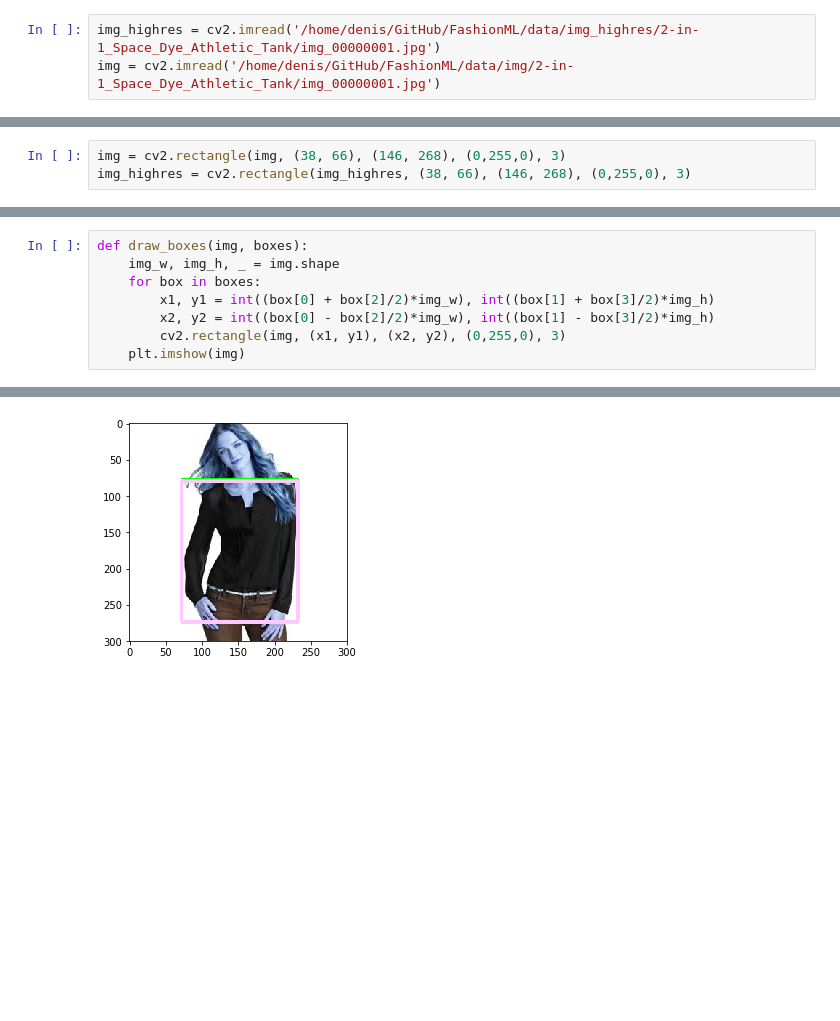
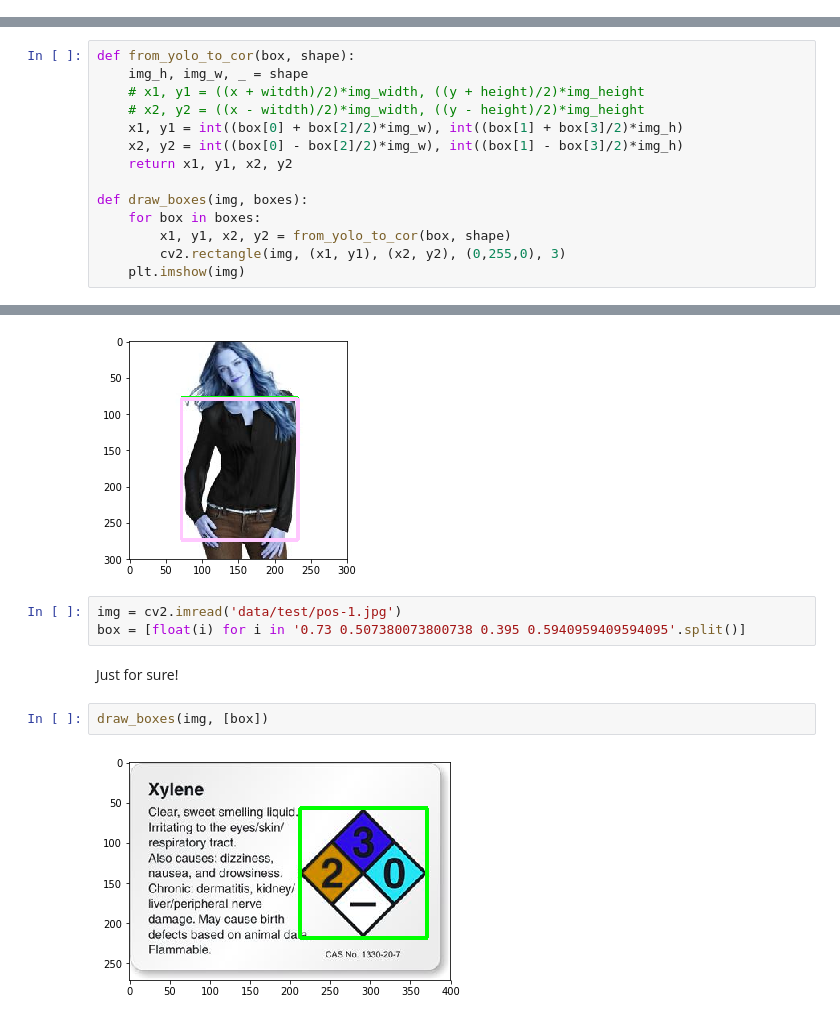
Before and after one commit to zuenko/FashionML, a Jupyter notebook: plot.ipynb, the cells around one changed output, grey strips where cells are left out. Saved outputs shown, nothing was run; the diff lists cells and outputs as text; blank space fills up the shorter version.

```diff
--- a/plot.ipynb
+++ b/plot.ipynb
@@ -5,6 +6,3 @@ import matplotlib as mpl
 import matplotlib.pyplot as plt
 import cv2
 %matplotlib inline
-# %%
-img_highres = cv2.imread('/home/denis/GitHub/FashionML/data/img_highres/2-in-1_Space_Dye_Athletic_Tank/img_00000001.jpg')
-img = cv2.imread('/home/denis/GitHub/FashionML/data/img/2-in-1_Space_Dye_Athletic_Tank/img_00000001.jpg')
@@ -13,3 +8,0 @@ box_cor = [(38, 66), (146, 268)]
-# %%
-img = cv2.rectangle(img, (38, 66), (146, 268), (0,255,0), 3)
-img_highres = cv2.rectangle(img_highres, (38, 66), (146, 268), (0,255,0), 3)
@@ -28,11 +9,17 @@ import pandas as pd
 # %%
 list_landmarks = pd.read_csv('data/Anno/list_landmarks.csv')
 # %%
+def from_yolo_to_cor(box, shape):
+    img_h, img_w, _ = shape
+    # x1, y1 = ((x + witdth)/2)*img_width, ((y + height)/2)*img_height
+    # x2, y2 = ((x - witdth)/2)*img_width, ((y - height)/2)*img_height
+    x1, y1 = int((box[0] + box[2]/2)*img_w), int((box[1] + box[3]/2)*img_h)
+    x2, y2 = int((box[0] - box[2]/2)*img_w), int((box[1] - box[3]/2)*img_h)
+    return x1, y1, x2, y2
+
 def draw_boxes(img, boxes):
-    img_w, img_h, _ = img.shape
     for box in boxes:
-        x1, y1 = int((box[0] + box[2]/2)*img_w), int((box[1] + box[3]/2)*img_h)
-        x2, y2 = int((box[0] - box[2]/2)*img_w), int((box[1] - box[3]/2)*img_h)
+        x1, y1, x2, y2 = from_yolo_to_cor(box, shape)
         cv2.rectangle(img, (x1, y1), (x2, y2), (0,255,0), 3)
     plt.imshow(img)
 # %%
@@ -49,3 +36,12 @@ plt.imshow(cv2.rectangle(img, (box[0], box[1]), (box[2], box[3]), (255,200,255),
 # %% [output]
 <matplotlib.image.AxesImage at 0x...>
 [figure]
+# %%
+img = cv2.imread('data/test/pos-1.jpg')
+box = [float(i) for i in '0.73 0.507380073800738 0.395 0.5940959409594095'.split()]
+# %% [markdown]
+Just for sure!
+# %%
+draw_boxes(img, [box])
+# %% [output]
+[figure, added]
```
Also changed, not shown: parts of 7 cells of this notebook, 3 other files.
